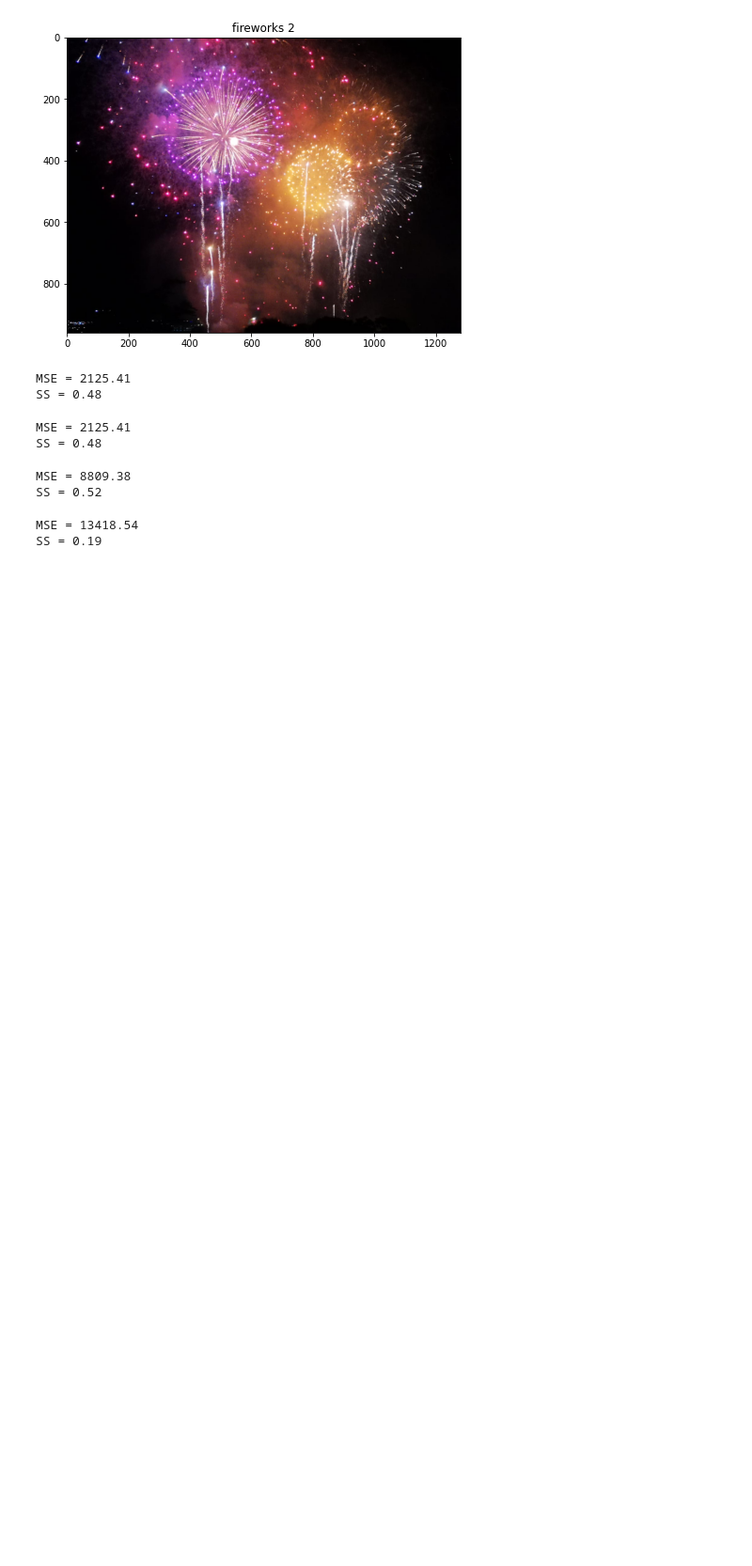
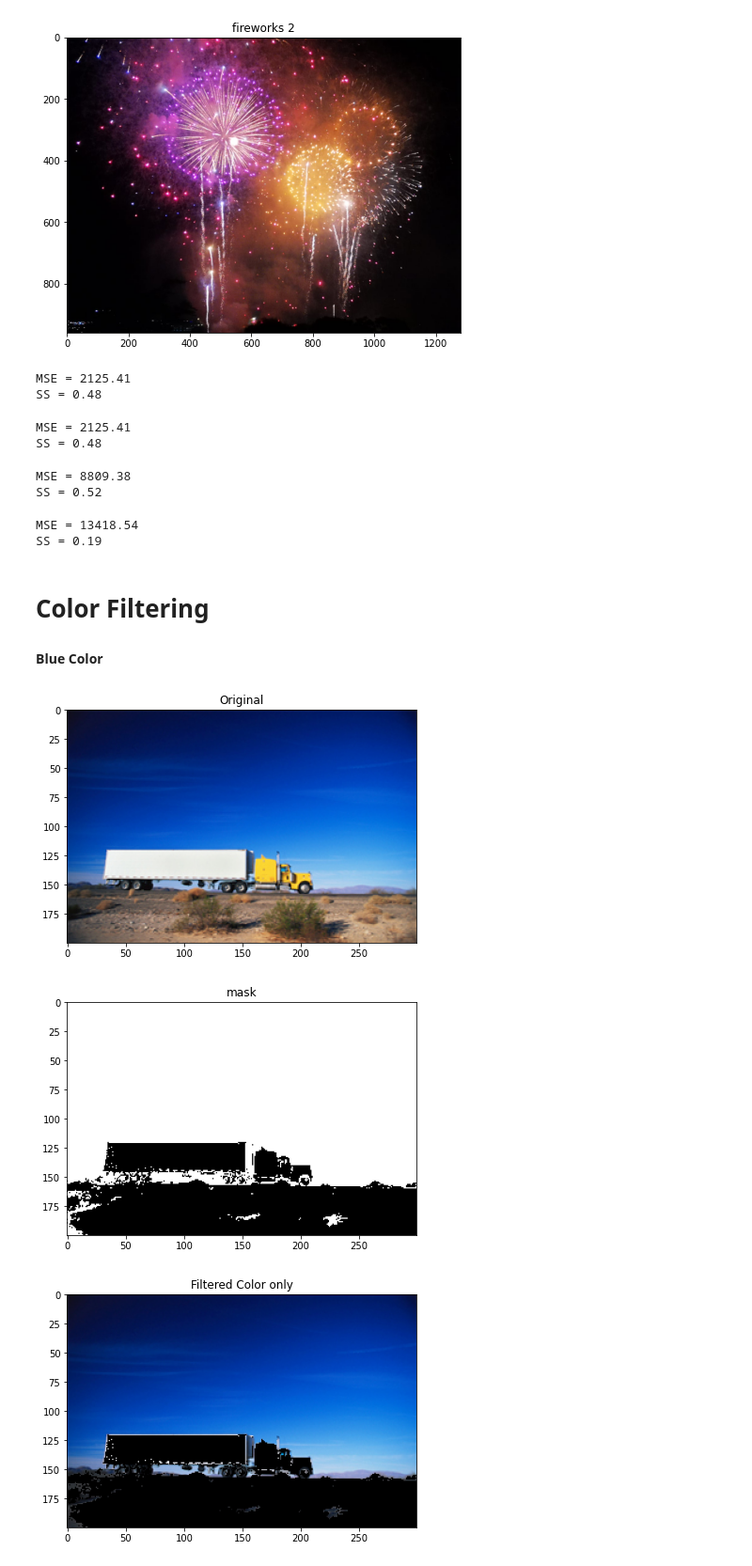
Before and after one commit to enosjeba/OpenCV, a Jupyter notebook: Image_analysis_and_transformation.ipynb, the cells around one changed output. Shown at 94% size. Saved outputs shown, nothing was run; the diff lists cells and outputs as text; code cells hidden in the pictures; blank space fills up the shorter version.

Commit message:
Image analysis and Transformation

```diff
--- a/Image_analysis_and_transformation.ipynb
+++ b/Image_analysis_and_transformation.ipynb
@@ -269,3 +269,30 @@ compare(fireworks2, fireworks1b)
 # %% [output]
 MSE = 13418.54
 SS = 0.19
+# %% [markdown]
+# Color Filtering
+
+#### Blue Color
+# %%
+image = cv2.imread('images/truck.jpg')
+
+#Define range of Purple color in HSV
+lower = np.array([99, 0, 0])
+upper = np.array([135, 255, 255])
+
+#Convert Image to HSV
+hsv_img = cv2.cvtColor(image, cv2.COLOR_BGR2HSV)
+
+#Use inrange to capture the values between lower and upper
+mask = cv2.inRange(hsv_img, lower, upper)
+
+#Perform Bitwise AND on mask and on our original frame
+res = cv2.bitwise_and(image, image, mask = mask)
+
+imshow('Original', image)
+imshow('mask', mask)
+imshow('Filtered Color only', res)
+# %% [output]
+[figure, added]
+[figure, added]
+[figure, added]
```
Also changed, not shown: parts of 4 cells of this notebook.
